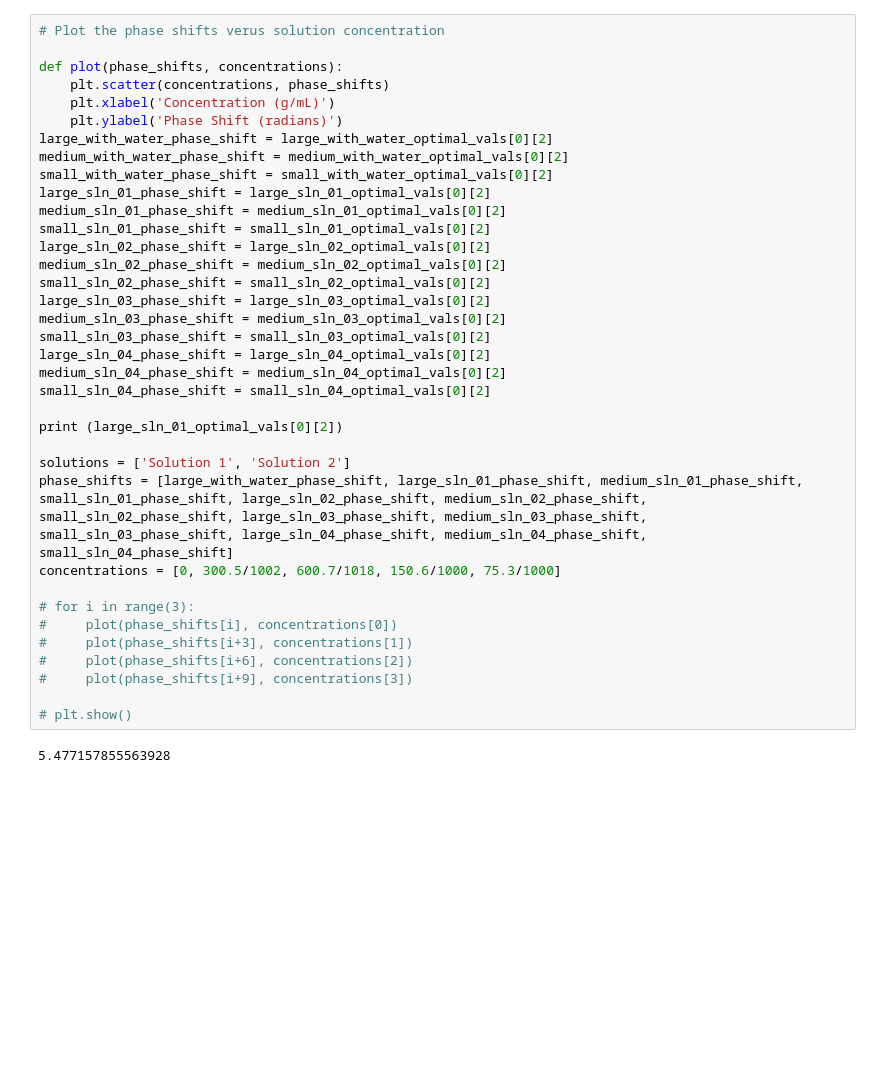
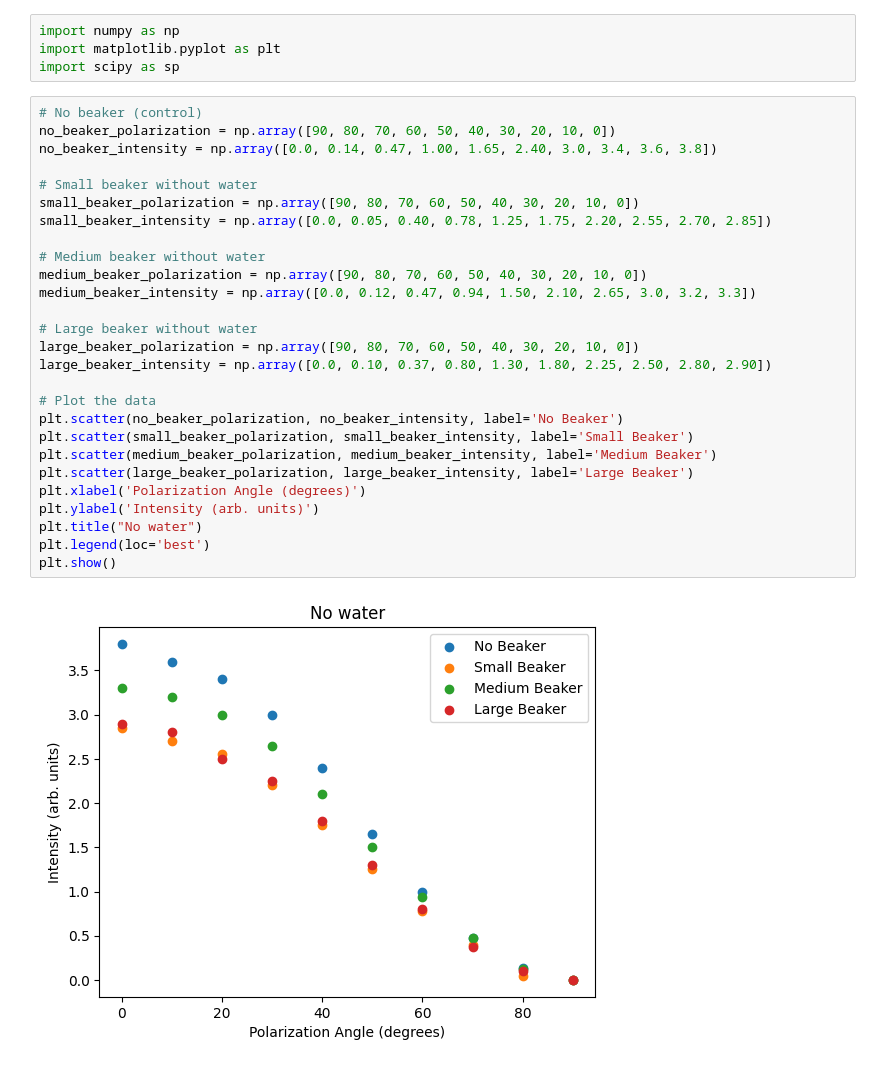
Before and after one commit to wmallah/OpticsLab, a Jupyter notebook: experiment_01/code/data_analysis.ipynb, the cells around one changed output. Saved outputs shown, nothing was run; the diff lists cells and outputs as text; blank space fills up the shorter version.

```diff
--- a/experiment_01/code/data_analysis.ipynb
+++ b/experiment_01/code/data_analysis.ipynb
@@ -447,38 +1,33 @@ plt.show()
-# %%
-# Plot the phase shifts verus solution concentration
-
-def plot(phase_shifts, concentrations):
-    plt.scatter(concentrations, phase_shifts)
-    plt.xlabel('Concentration (g/mL)')
-    plt.ylabel('Phase Shift (radians)')
-large_with_water_phase_shift = large_with_water_optimal_vals[0][2]
-medium_with_water_phase_shift = medium_with_water_optimal_vals[0][2]
-small_with_water_phase_shift = small_with_water_optimal_vals[0][2]
-large_sln_01_phase_shift = large_sln_01_optimal_vals[0][2]
-medium_sln_01_phase_shift = medium_sln_01_optimal_vals[0][2]
-small_sln_01_phase_shift = small_sln_01_optimal_vals[0][2]
-large_sln_02_phase_shift = large_sln_02_optimal_vals[0][2]
-medium_sln_02_phase_shift = medium_sln_02_optimal_vals[0][2]
-small_sln_02_phase_shift = small_sln_02_optimal_vals[0][2]
-large_sln_03_phase_shift = large_sln_03_optimal_vals[0][2]
-medium_sln_03_phase_shift = medium_sln_03_optimal_vals[0][2]
-small_sln_03_phase_shift = small_sln_03_optimal_vals[0][2]
-large_sln_04_phase_shift = large_sln_04_optimal_vals[0][2]
-medium_sln_04_phase_shift = medium_sln_04_optimal_vals[0][2]
-small_sln_04_phase_shift = small_sln_04_optimal_vals[0][2]
-
-print (large_sln_01_optimal_vals[0][2])
-
-solutions = ['Solution 1', 'Solution 2']
-phase_shifts = [large_with_water_phase_shift, large_sln_01_phase_shift, medium_sln_01_phase_shift, small_sln_01_phase_shift, large_sln_02_phase_shift, medium_sln_02_phase_shift, small_sln_02_phase_shift, large_sln_03_phase_shift, medium_sln_03_phase_shift, small_sln_03_phase_shift, large_sln_04_phase_shift, medium_sln_04_phase_shift, small_sln_04_phase_shift]
-concentrations = [0, 300.5/1002, 600.7/1018, 150.6/1000, 75.3/1000]
-
-# for i in range(3):
-#     plot(phase_shifts[i], concentrations[0])
-#     plot(phase_shifts[i+3], concentrations[1])
-#     plot(phase_shifts[i+6], concentrations[2])
-#     plot(phase_shifts[i+9], concentrations[3])
-
-# plt.show()
-# %% [output]
-5.477157855563928
+# %%
+import numpy as np
+import matplotlib.pyplot as plt
+import scipy as sp
+# %%
+# No beaker (control)
+no_beaker_polarization = np.array([90, 80, 70, 60, 50, 40, 30, 20, 10, 0])
+no_beaker_intensity = np.array([0.0, 0.14, 0.47, 1.00, 1.65, 2.40, 3.0, 3.4, 3.6, 3.8])
+
+# Small beaker without water
+small_beaker_polarization = np.array([90, 80, 70, 60, 50, 40, 30, 20, 10, 0])
+small_beaker_intensity = np.array([0.0, 0.05, 0.40, 0.78, 1.25, 1.75, 2.20, 2.55, 2.70, 2.85])
+
+# Medium beaker without water
+medium_beaker_polarization = np.array([90, 80, 70, 60, 50, 40, 30, 20, 10, 0])
+medium_beaker_intensity = np.array([0.0, 0.12, 0.47, 0.94, 1.50, 2.10, 2.65, 3.0, 3.2, 3.3])
+
+# Large beaker without water
+large_beaker_polarization = np.array([90, 80, 70, 60, 50, 40, 30, 20, 10, 0])
+large_beaker_intensity = np.array([0.0, 0.10, 0.37, 0.80, 1.30, 1.80, 2.25, 2.50, 2.80, 2.90])
+
+# Plot the data
+plt.scatter(no_beaker_polarization, no_beaker_intensity, label='No Beaker')
+plt.scatter(small_beaker_polarization, small_beaker_intensity, label='Small Beaker')
+plt.scatter(medium_beaker_polarization, medium_beaker_intensity, label='Medium Beaker')
+plt.scatter(large_beaker_polarization, large_beaker_intensity, label='Large Beaker')
+plt.xlabel('Polarization Angle (degrees)')
+plt.ylabel('Intensity (arb. units)')
+plt.title("No water")
+plt.legend(loc='best')
+plt.show()
+# %% [output]
+[figure, added]
```
Also changed, not shown: parts of 50 cells of this notebook, 5 other files.
